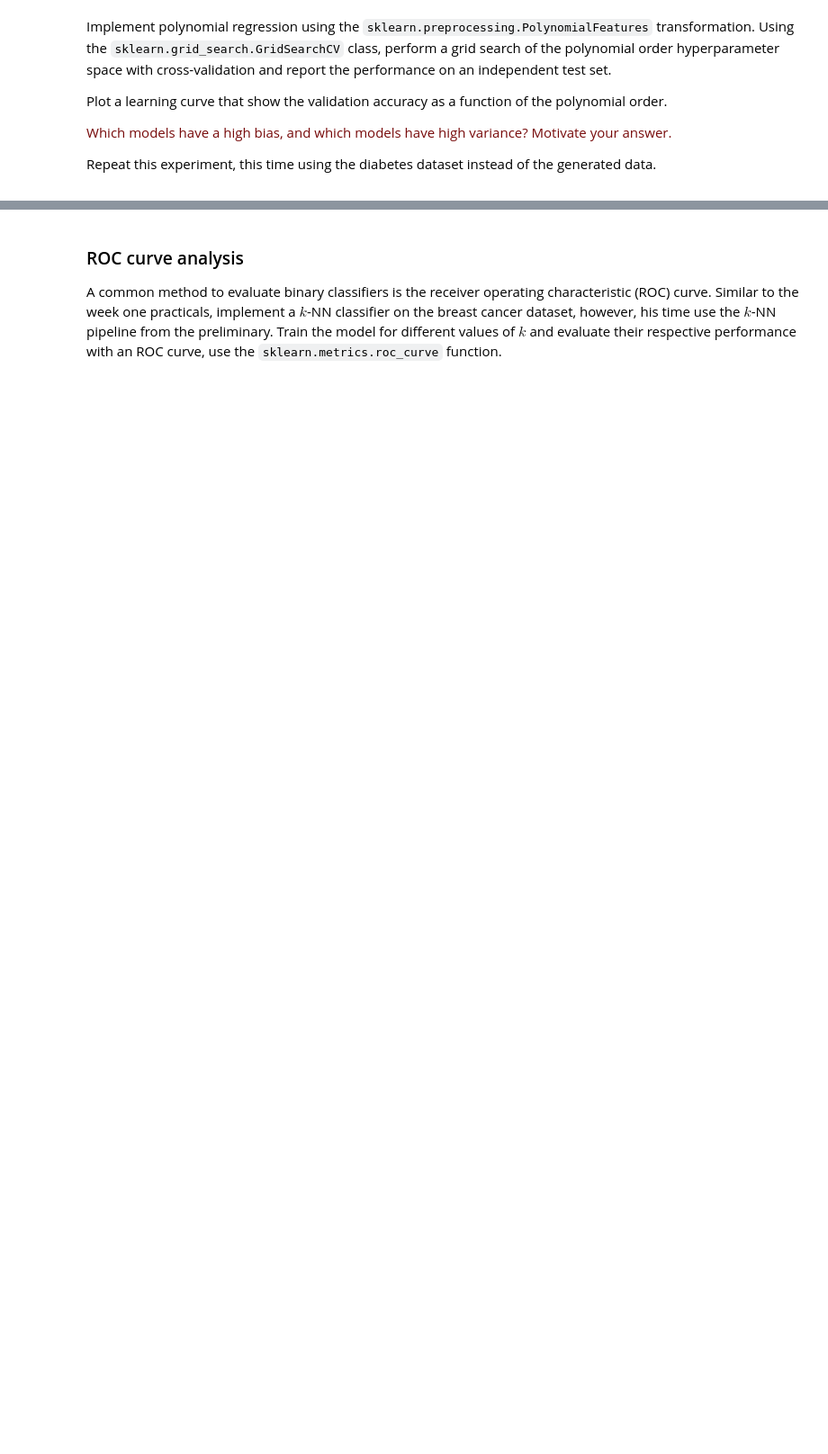
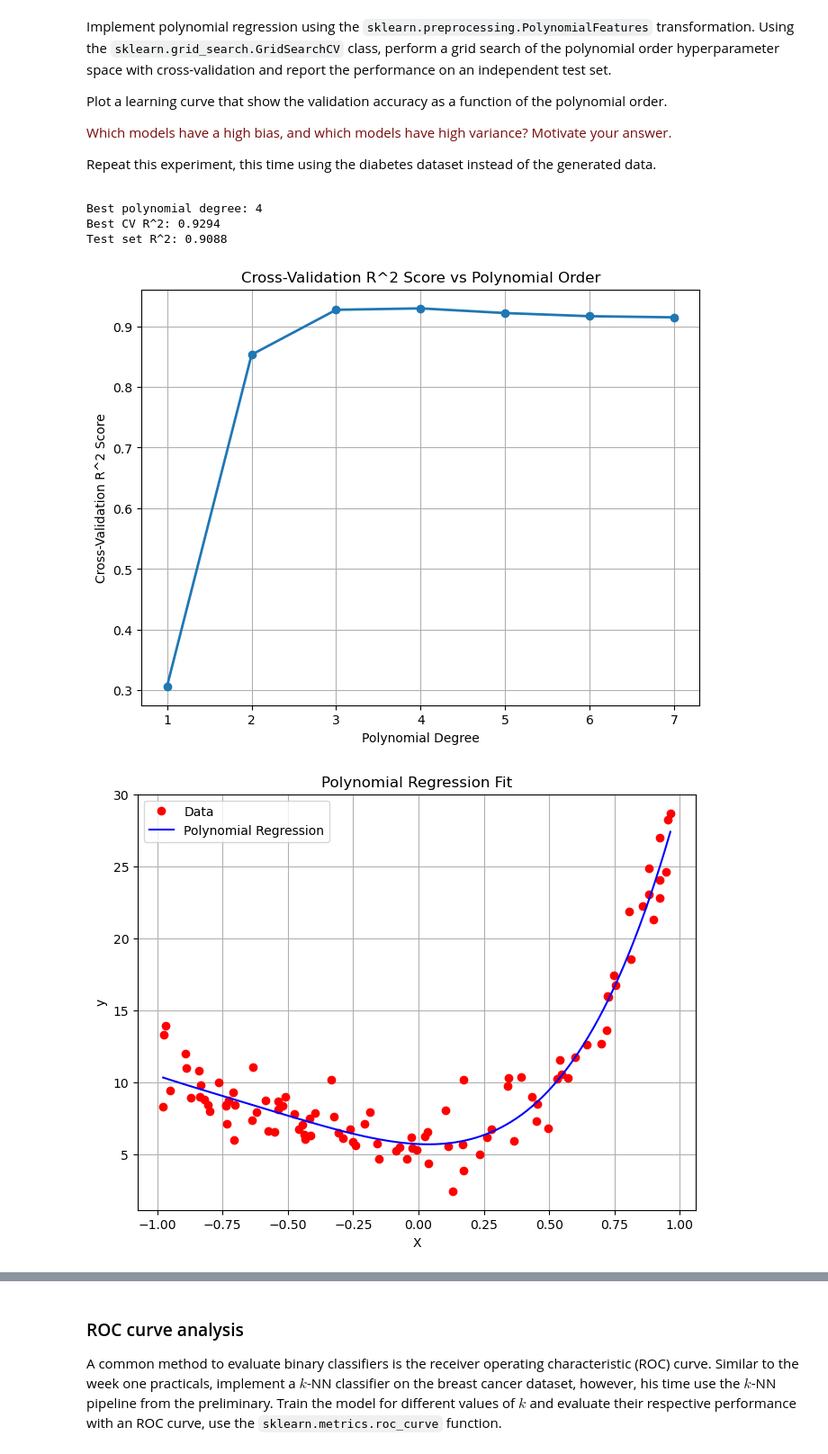
Before and after one commit to lucazini03/ml-for-medical-imaging, a Jupyter notebook: week_2.ipynb, the cells around one changed output, grey strips where cells are left out. Shown at 90% size. Drawn from its saved outputs; the diff is of its cells as text; code cells hidden in the pictures; blank space fills up the shorter version.

```diff
--- a/week_2.ipynb
+++ b/week_2.ipynb
@@ -157,3 +195,29 @@ Plot a learning curve that show the validation accuracy as a function of the pol
 <p><font color='#770a0a'>Which models have a high bias, and which models have high variance? Motivate your answer.</font><p>
 
 Repeat this experiment, this time using the diabetes dataset instead of the generated data.
+# %%
+import sys
+sys.path.append('code/')
+from polynomial_regression import *
+
+
+X, y = generate_dataset(n=100, degree=4, noise=1.5)
+X = X.reshape(-1, 1)
+y = y.reshape(-1, 1)
+
+# Split into train and test sets
+X_train, X_test, y_train, y_test = train_test_split(X, y, test_size=0.2, random_state=42)
+
+# Run polynomial regression with grid search
+grid_search = polynomial_regression_grid_search(X_train, X_test, y_train, y_test, degrees=range(1,8))
+
+# Plot the learning curve
+plot_learning_curve(grid_search, degrees=range(1,8))
+#r2 is a measure of how well the model explains the variance in the data. the higher
+plot_dataset_regression(X, y, grid_search.best_estimator_)
+# %% [output]
+Best polynomial degree: 4
+Best CV R^2: 0.9294
+Test set R^2: 0.9088
+[figure, added]
+[figure, added]
```
Also changed, not shown: parts of 11 cells of this notebook, 2 other files.
